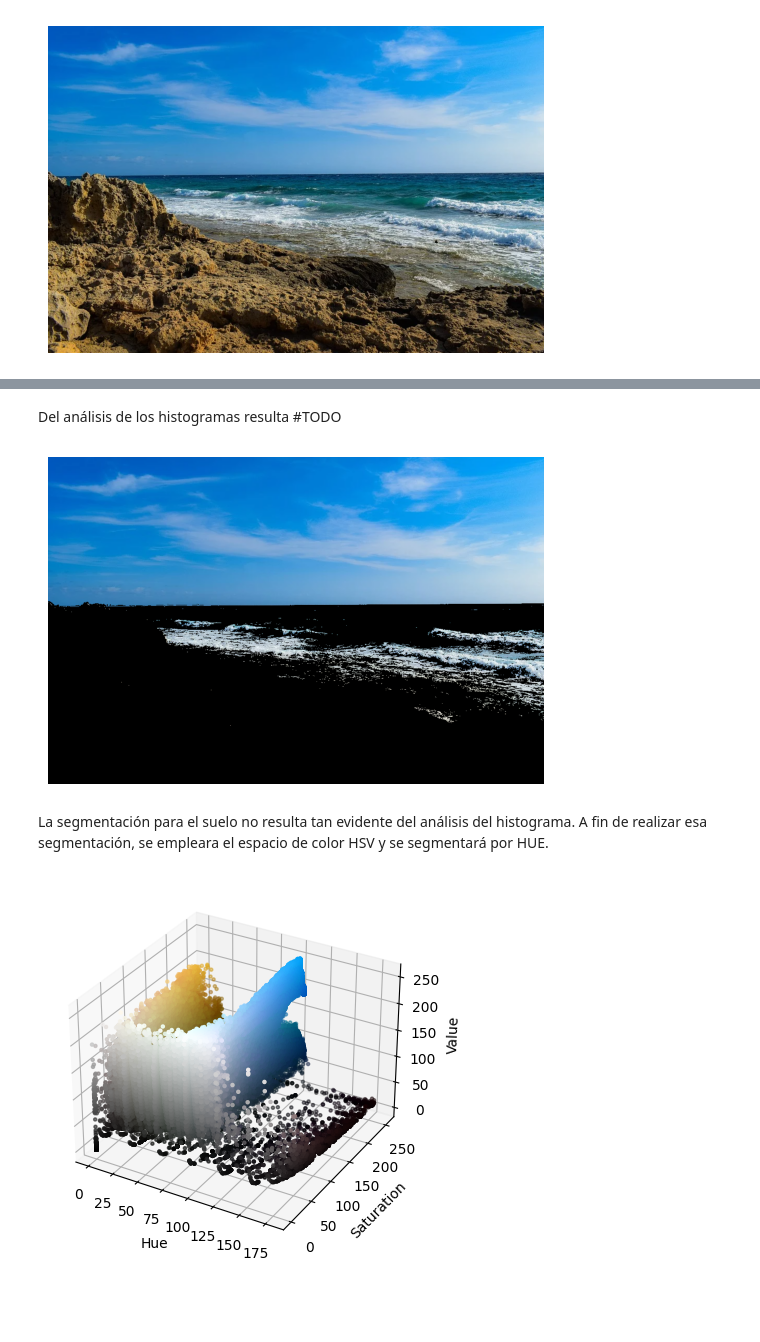
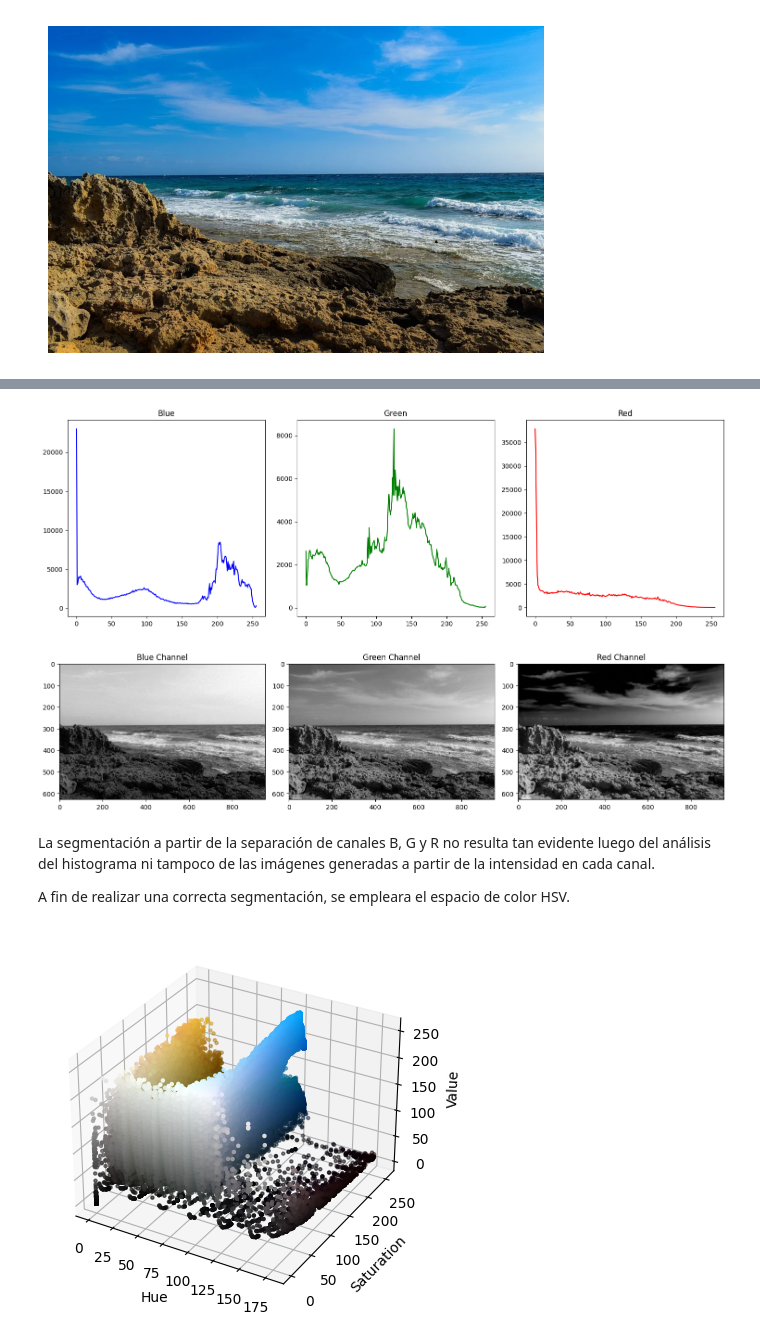
Before and after one commit to javierjosev/ceia_tps_vision_computadora_i, a Jupyter notebook: TP1/part_ii.ipynb, the cells around one changed output, grey strips where cells are left out. Cells and saved outputs as stored; diff of their text form; code cells hidden in the pictures; blank space fills up the shorter version.

```diff
--- a/TP1/part_ii.ipynb
+++ b/TP1/part_ii.ipynb
@@ -60,19 +56,16 @@ graph_plot.histogram_bgr_plot(segmentacion_img)
-# %% [markdown]
-Del análisis de los histogramas resulta #TODO
-# %%
-b, g, r = cv.split(segmentacion_img)
-
-# Segmento el canal azul para reconocer el cielo en la imágen.
-mask_sky = cv.inRange(b, 170, 255)
-
-# Aplico máscara
-sky_segmentacion_img = cv.bitwise_and(segmentacion_img, segmentacion_img, mask=mask_sky)
-
-image_show.pyplot_image_show(sky_segmentacion_img)
-# %% [output]
-[figure, removed]
+# %%
+# Grafica un histograma bgr para la imagen a segmentar
+graph_plot.histogram_bgr_plot(segmentacion_img)
+
+# Grafica cada canal bgr por separado empleando la imagen
+image_show.pyplot_bgr_image_channels(segmentacion_img)
+# %% [output]
+[figure, added]
+[figure, added]
 # %% [markdown]
-La segmentación para el suelo no resulta tan evidente del análisis del histograma. A fin de realizar esa segmentación, se empleara el espacio de color HSV y se segmentará por HUE.
+La segmentación a partir de la separación de canales B, G y R no resulta tan evidente luego del análisis del histograma ni tampoco de las imágenes generadas a partir de la intensidad en cada canal.
+
+A fin de realizar una correcta segmentación, se empleara el espacio de color HSV.
 # %%
 # %matplotlib widget
 h, s, v = graph_plot.histogram_3D_hsv_plot(segmentacion_img)
```
Also changed, not shown: parts of 1 cell of this notebook, 2 other files.
